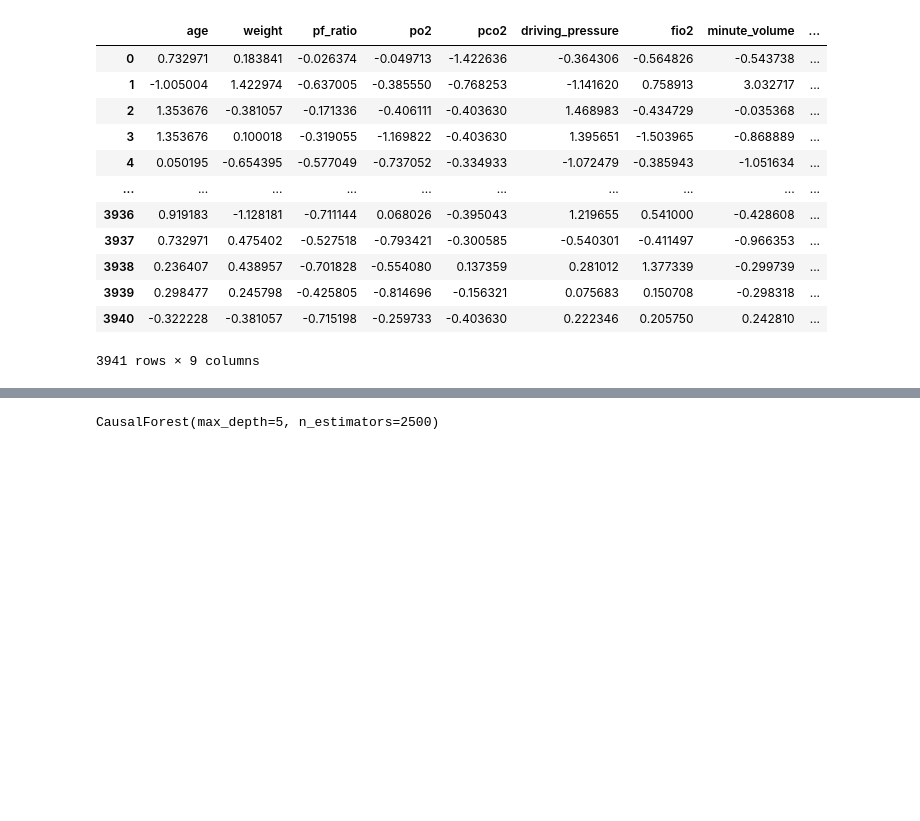
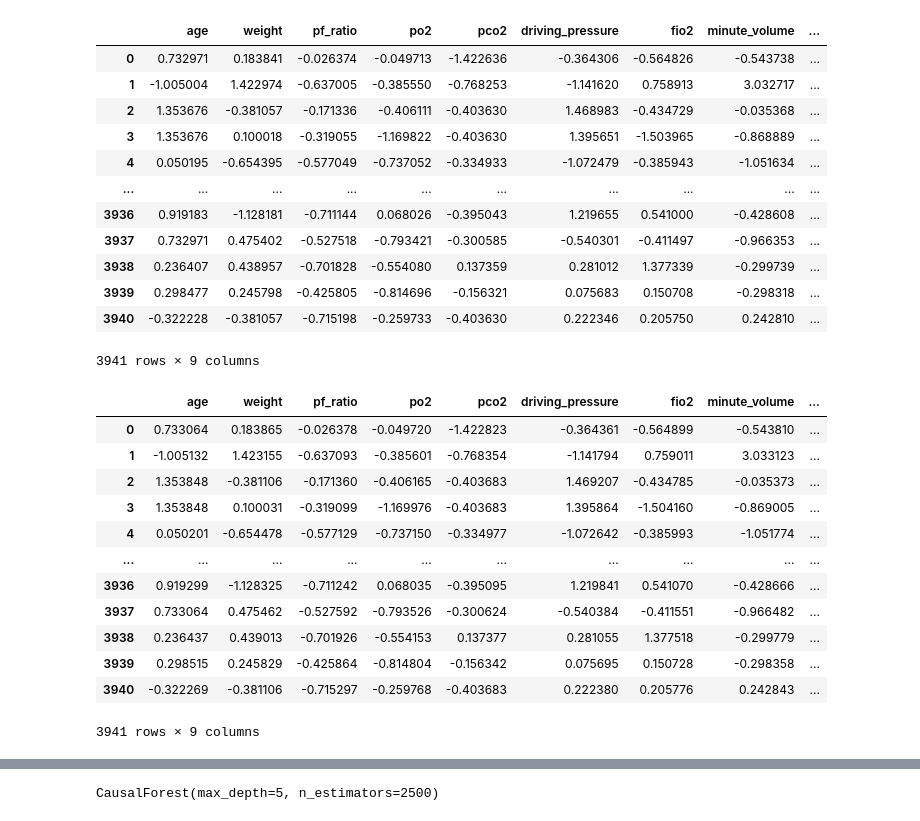
Before and after one commit to Hubert1913/research-project, a Jupyter notebook: RCT_notebook.ipynb, the cells around one changed output, grey strips where cells are left out. Cells and saved outputs as stored; diff of their text form; code cells hidden in the pictures; blank space fills up the shorter version.

```diff
--- a/RCT_notebook.ipynb
+++ b/RCT_notebook.ipynb
@@ -50,3 +51,36 @@ imp_xs
 | 3939 | 0.298477 | 0.245798 | -0.425805 | -0.814696 | -0.156321 | 0.075683 | 0.150708 | -0.298318 | ... |
 | 3940 | -0.322228 | -0.381057 | -0.715198 | -0.259733 | -0.403630 | 0.222346 | 0.205750 | 0.242810 | ... |
 3941 rows × 9 columns
+# %%
+data = pd.read_csv("bsc_project_set.csv", index_col=0)
+
+xs = data.copy()
+
+# xs = xs.drop(columns=["id", "mort_28", "peep", "peep_regime"])
+selected_columns = ["age", "weight", "pf_ratio", "po2", "pco2", "driving_pressure", "fio2", "minute_volume", "plateau_pressure"]
+xs = xs[selected_columns]
+columns_x = xs.columns
+
+scaler = StandardScaler()
+norm_xs = scaler.fit_transform(X=xs)
+
+imputer = KNNImputer(n_neighbors=2, weights="uniform")
+imp_xs = imputer.fit_transform(norm_xs)
+
+imp_xs = pd.DataFrame(data=imp_xs, columns=columns_x)
+
+imp_xs
+# %% [output]
+|  | age | weight | pf_ratio | po2 | pco2 | driving_pressure | fio2 | minute_volume | ... |
+| 0 | 0.733064 | 0.183865 | -0.026378 | -0.049720 | -1.422823 | -0.364361 | -0.564899 | -0.543810 | ... |
+| 1 | -1.005132 | 1.423155 | -0.637093 | -0.385601 | -0.768354 | -1.141794 | 0.759011 | 3.033123 | ... |
+| 2 | 1.353848 | -0.381106 | -0.171360 | -0.406165 | -0.403683 | 1.469207 | -0.434785 | -0.035373 | ... |
+| 3 | 1.353848 | 0.100031 | -0.319099 | -1.169976 | -0.403683 | 1.395864 | -1.504160 | -0.869005 | ... |
+| 4 | 0.050201 | -0.654478 | -0.577129 | -0.737150 | -0.334977 | -1.072642 | -0.385993 | -1.051774 | ... |
+| ... | ... | ... | ... | ... | ... | ... | ... | ... | ... |
+| 3936 | 0.919299 | -1.128325 | -0.711242 | 0.068035 | -0.395095 | 1.219841 | 0.541070 | -0.428666 | ... |
+| 3937 | 0.733064 | 0.475462 | -0.527592 | -0.793526 | -0.300624 | -0.540384 | -0.411551 | -0.966482 | ... |
+| 3938 | 0.236437 | 0.439013 | -0.701926 | -0.554153 | 0.137377 | 0.281055 | 1.377518 | -0.299779 | ... |
+| 3939 | 0.298515 | 0.245829 | -0.425864 | -0.814804 | -0.156342 | 0.075695 | 0.150728 | -0.298358 | ... |
+| 3940 | -0.322269 | -0.381106 | -0.715297 | -0.259768 | -0.403683 | 0.222380 | 0.205776 | 0.242843 | ... |
+3941 rows × 9 columns
```
Also changed, not shown: parts of 22 cells of this notebook, 8 other files.
